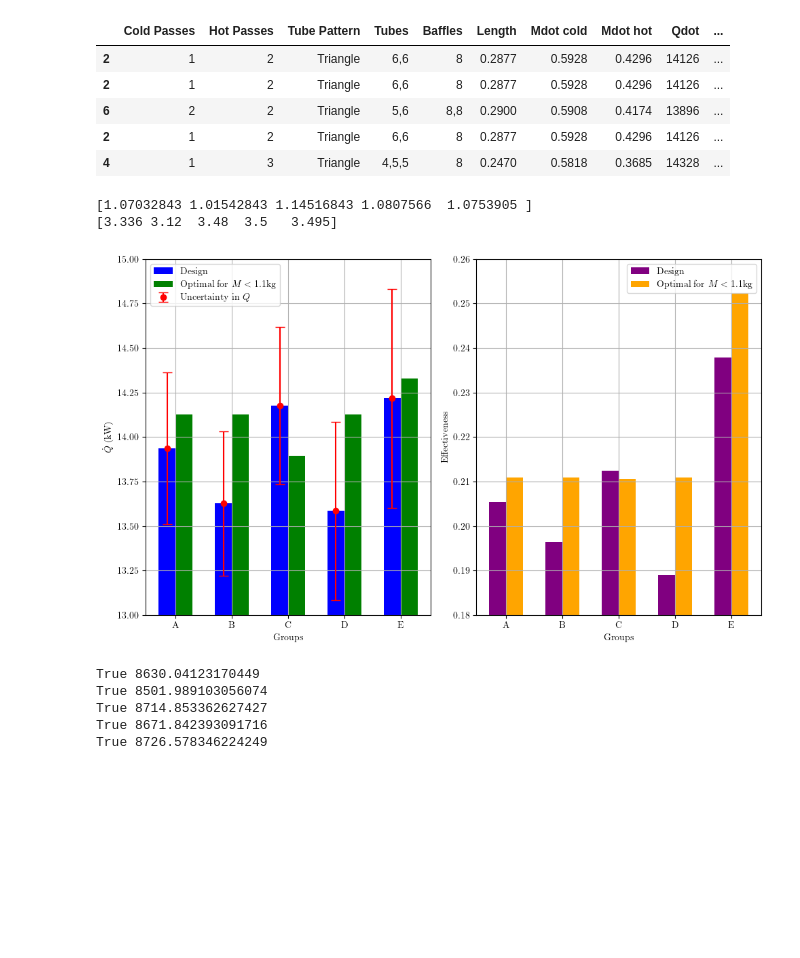
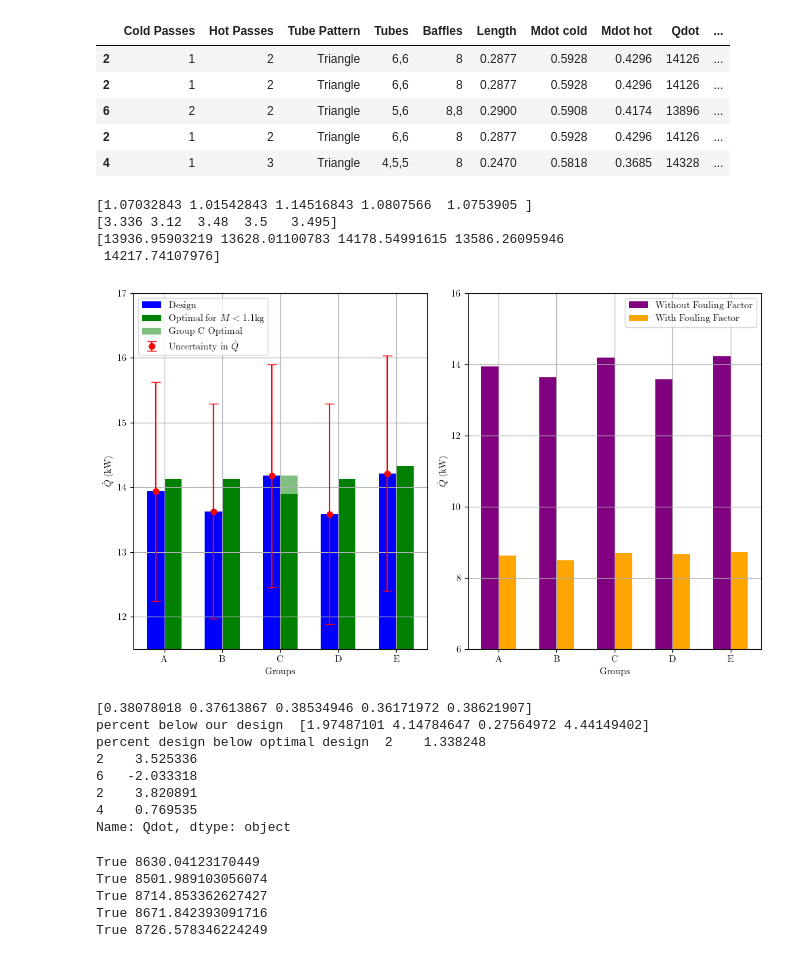
Before and after one commit to lpender3672/shell_tube_heat_exchanger, a Jupyter notebook: src/groups_analysis.ipynb, the cells around one changed output. Cells and saved outputs as stored; diff of their text form; code cells hidden in the pictures; blank space fills up the shorter version.

Commit message:
small bits just printing percent changes and stuff

```diff
--- a/src/groups_analysis.ipynb
+++ b/src/groups_analysis.ipynb
@@ -31,7 +31,7 @@ optdf
 # %%
 from optimiser import Scipy_Global_Optimise_Worker
 
-def comptute_designs(df):
+def comptute_designs(df, set_fouling = False):
     mdot_colds = np.zeros(len(df))
     mdot_hots = np.zeros(len(df))
     Qdots = np.zeros(len(df))
@@ -71,7 +71,11 @@ def comptute_designs(df):
             pattern = Pattern.TRIANGLE
 
         HX = heat_exchanger.build_heat_exchanger(tubes, baffles, length, Side.OPPOSITE, pattern)
-        HX.set_conditions([20, 60])
+        if set_fouling:
+            HX.set_conditions([20, 60], [Rf_water, Rf_water])
+        else:
+            HX.set_conditions([20, 60], [0, 0])
+
         HX.characteristic_year = row[1]["year"]
 
         result = HX.compute_effectiveness(method = "LMTD", optimiser="fsolve")
@@ -92,6 +96,7 @@ def comptute_designs(df):
 
 
 Qdots, effs, mdot_colds, mdot_hots, hot_passes, cold_passes, masses, total_tubes, matching_optdf = comptute_designs(df)
+Qdots_fouling, effs_fouling, mdot_colds_fouling, mdot_hots_fouling, hot_passes_fouling, cold_passes_fouling, masses_fouling, total_tubes_fouling, matching_optdf_fouling = comptute_designs(df, set_fouling=True)
 matching_optdf
 # %% [output]
 |  | Cold Passes | Hot Passes | Tube Pattern | Tubes | Baffles | Length | Mdot cold | Mdot hot | Qdot | ... |
@@ -103,9 +108,12 @@ matching_optdf
 # %%
 print(masses)
 print(total_tubes)
+print(Qdots)
 # %% [output]
 [1.07032843 1.01542843 1.14516843 1.0807566  1.0753905 ]
 [3.336 3.12  3.48  3.5   3.495]
+[13936.95903219 13628.01100783 14178.54991615 13586.26095946
+ 14217.74107976]
 # %%
 
 # plot a bar chart
@@ -113,13 +121,7 @@ print(total_tubes)
 fig, ax = plt.subplots(1, 2)
 groups = ["A", "B", "C", "D", "E"]
 
-u_qdot_calcs = [
-0.030550,
-0.029727,
-0.031143,
-0.036837,
-0.043223,
-]
+u_qdot_calcs = [0.12140121, 0.12176906, 0.12152056, 0.12523856, 0.12745785]
 
 
 # plot two dual bar charts for Qdot design and Qdot optimal design
@@ -128,41 +130,54 @@ bar_width = 0.3
 bar_ticks = np.arange(len(groups))
 
 
 ax[0].bar(bar_ticks, Qdots / 1e3, color = "blue", label = "Design", width = bar_width)
 # plot errorbars
 ax[0].bar(bar_ticks + bar_width, matching_optdf["Qdot"] / 1e3, color = "green", label = "Optimal for $M < 1.1$kg", width = bar_width)
-ax[0].errorbar(bar_ticks, Qdots / 1e3, u_qdot_calcs * Qdots / 1e3, fmt = "o", color = "red", label = "Uncertainty in $Q$", capsize = 5)
+ax[0].bar(bar_ticks[2] + bar_width, 14.178, color = "green", width = bar_width, label = "Group C Optimal", alpha = 0.5)
+ax[0].errorbar(bar_ticks, Qdots / 1e3, u_qdot_calcs * Qdots / 1e3, fmt = "o", color = "red", label = "Uncertainty in $\dot{Q}$", capsize = 5)
 
 ax[0].set_ylabel("$\dot{Q}$ (kW)")
 ax[0].set_xlabel("Groups")
-ax[0].set_ylim(1.3e1, 1.5e1)
+ax[0].set_ylim(11.5, 17)
 # set group x labels
 ax[0].set_xticks(bar_ticks + bar_width / 2)
 ax[0].set_xticklabels(groups)
-ax[0].legend()
+ax[0].legend(loc = "upper left")
 
 ax[0].grid()
 
 
 # plot two dual bar charts for effectiveness design and effectiveness optimal design
-ax[1].bar(bar_ticks, effs, color = "purple", label = "Design", width = bar_width)
-ax[1].bar(bar_ticks + bar_width, matching_optdf["Effectiveness"], color = "orange", label = "Optimal for $M < 1.1$kg", width = bar_width)
+ax[1].bar(bar_ticks, Qdots / 1e3, color = "purple", label = "Without Fouling Factor", width = bar_width)
+ax[1].bar(bar_ticks + bar_width, Qdots_fouling / 1e3, color = "orange", label = "With Fouling Factor", width = bar_width)
 
-ax[1].set_ylabel("Effectiveness")
+ax[1].set_ylabel("$\dot{Q}$ (kW)")
 ax[1].set_xlabel("Groups")
-ax[1].set_ylim(0.18, 0.26)
+ax[1].set_ylim(6, 16)
 ax[1].set_xticks(bar_ticks + bar_width / 2)
 ax[1].set_xticklabels(groups)
 ax[1].legend()
 
 ax[1].grid()
 
 plt.tight_layout()
 
 plt.savefig("2024comparison.png", dpi=300)
 plt.show()
+
+print(1 - Qdots_fouling / Qdots)
+print("percent below our design ", 100 * (1 - Qdots[:4] / Qdots[4]))
+print("percent design below optimal design ", 100 * (1 - Qdots / matching_optdf["Qdot"]))
 # %% [output]
-[figure, old version]
+[figure, new version]
+[0.38078018 0.37613867 0.38534946 0.36171972 0.38621907]
+percent below our design  [1.97487101 4.14784647 0.27564972 4.44149402]
+percent design below optimal design  2    1.338248
+2    3.525336
+6   -2.033318
+2    3.820891
+4    0.769535
+Name: Qdot, dtype: object
 # %%
 # compare all designs with fouling factor
 Qdots_fouling = np.zeros(len(df))
```
Also changed, not shown: 4 other files.
